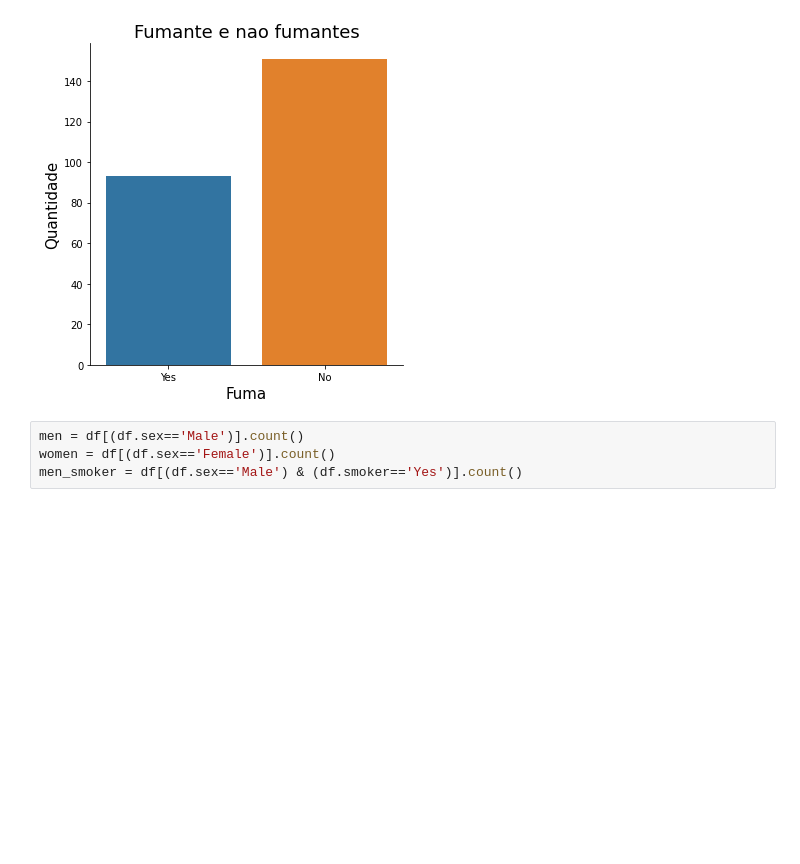
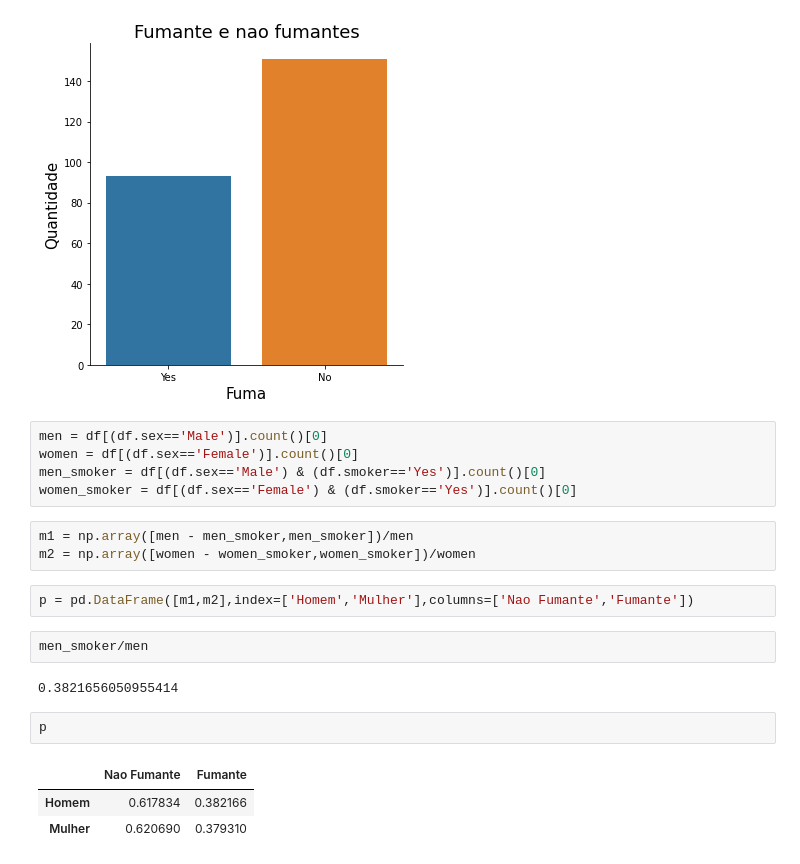
Before and after one commit to bernardo300/AnaliseExploratoria, a Jupyter notebook: Tipsanlise.ipynb, the cells around one changed output. Saved outputs shown, nothing was run; the diff lists cells and outputs as text; blank space fills up the shorter version.

```diff
--- a/Tipsanlise.ipynb
+++ b/Tipsanlise.ipynb
@@ -62,6 +62,22 @@ plt.show()
 # %% [output]
 [figure]
 # %%
-men = df[(df.sex=='Male')].count()
-women = df[(df.sex=='Female')].count()
-men_smoker = df[(df.sex=='Male') & (df.smoker=='Yes')].count()
+men = df[(df.sex=='Male')].count()[0]
+women = df[(df.sex=='Female')].count()[0]
+men_smoker = df[(df.sex=='Male') & (df.smoker=='Yes')].count()[0]
+women_smoker = df[(df.sex=='Female') & (df.smoker=='Yes')].count()[0]
+# %%
+m1 = np.array([men - men_smoker,men_smoker])/men
+m2 = np.array([women - women_smoker,women_smoker])/women
+# %%
+p = pd.DataFrame([m1,m2],index=['Homem','Mulher'],columns=['Nao Fumante','Fumante'])
+# %%
+men_smoker/men
+# %% [output]
+0.3821656050955414
+# %%
+p
+# %% [output]
+|  | Nao Fumante | Fumante |
+| Homem | 0.617834 | 0.382166 |
+| Mulher | 0.620690 | 0.379310 |
```
